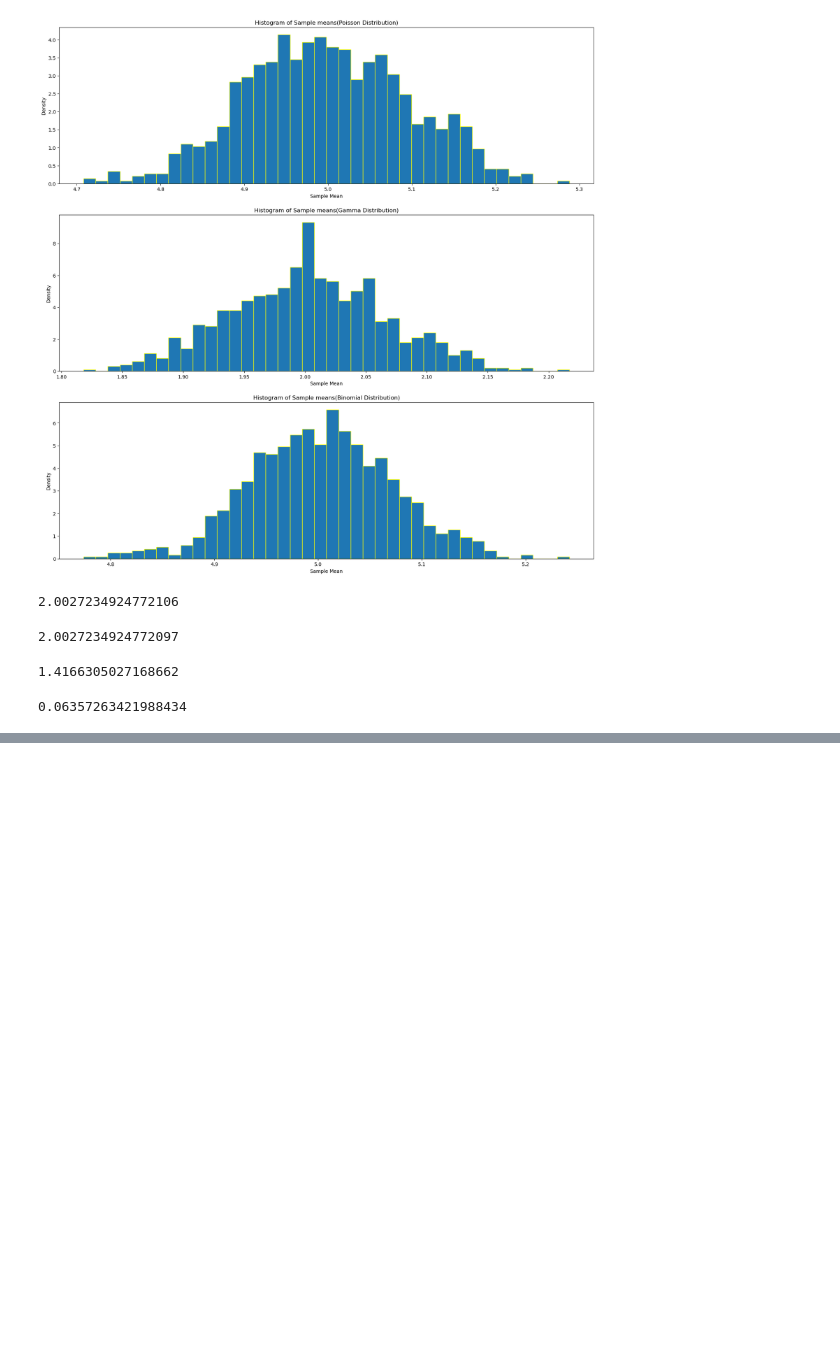
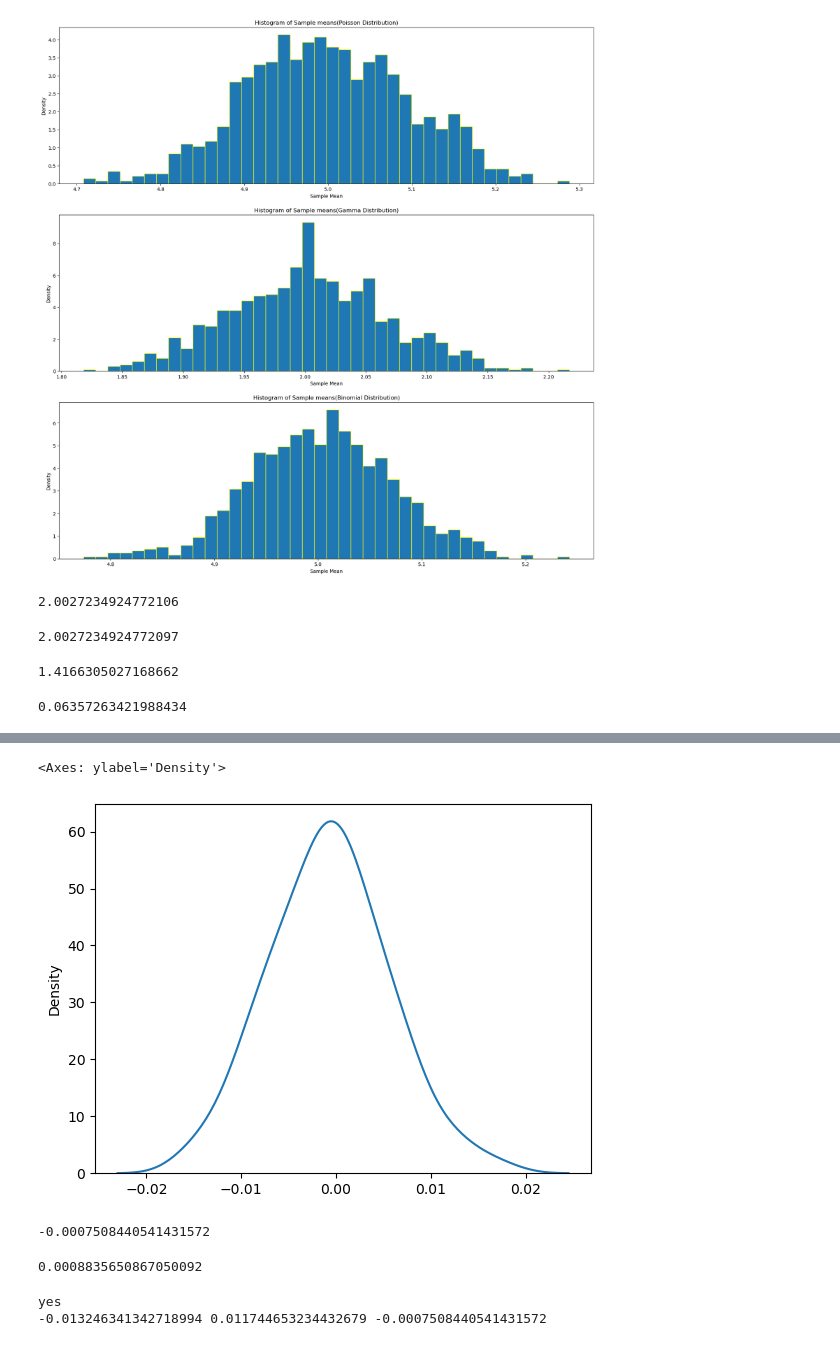
Before and after one commit to KHITOLIA/Chitkara-University, a Jupyter notebook: CLT.ipynb, the cells around one changed output, grey strips where cells are left out. Drawn from its saved outputs; the diff is of its cells as text; code cells hidden in the pictures; blank space fills up the shorter version.

```diff
--- a/CLT.ipynb
+++ b/CLT.ipynb
@@ -108,0 +159,6 @@ np.std(gamma_means)
+# %%
+samples = []
+for i in range(100):
+    samples.append(X[0].sample(50).values.tolist())
+# %%
+samples = np.array(samples)
@@ -108,0 +169,2 @@ np.std(gamma_means)
+# %%
+sample_means = np.mean(samples, axis = 1)
@@ -108,0 +177,13 @@ np.std(gamma_means)
+# %%
+sns.kdeplot(sample_means)
+# %% [output]
+<Axes: ylabel='Density'>
+[figure, added]
+# %%
+sample_means.mean()
+# %% [output]
+-0.0007508440541431572
+# %%
+sample_means.std()/np.sqrt(50)
+# %% [output]
+0.0008835650867050092
@@ -108,0 +193,7 @@ np.std(gamma_means)
+# %%
+if (sample_means.mean() > lower_limit) and (sample_means.mean() < upper_limit):
+    print("yes")
+print(lower_limit, upper_limit, sample_means.mean())
+# %% [output]
+yes
+-0.013246341342718994 0.011744653234432679 -0.0007508440541431572
```
Also changed, not shown: parts of 13 cells of this notebook.
